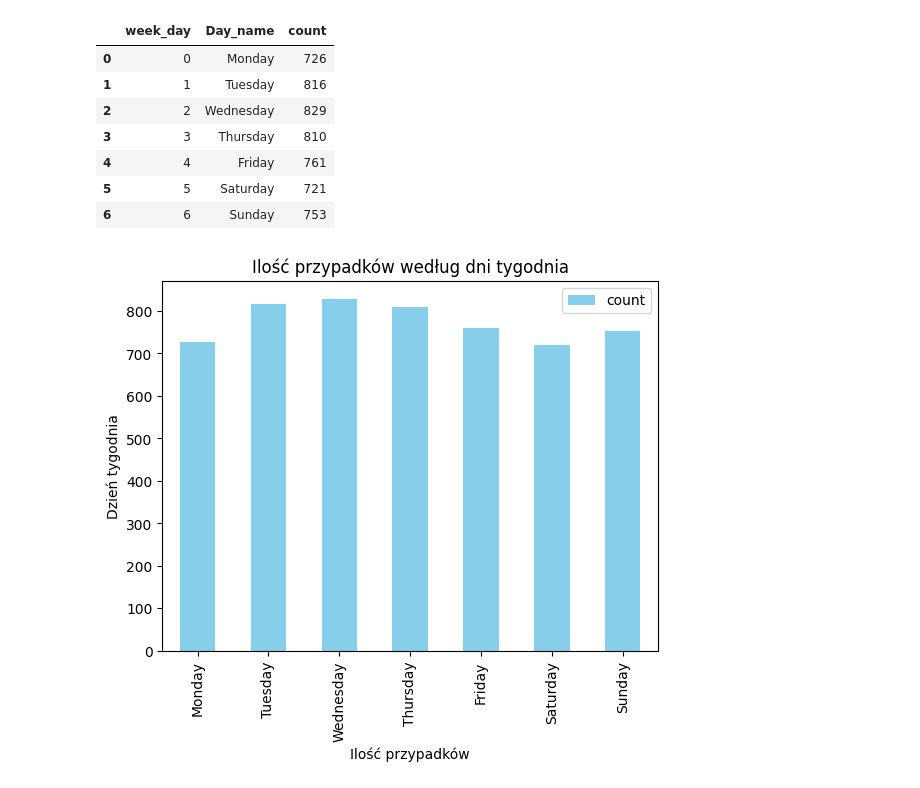
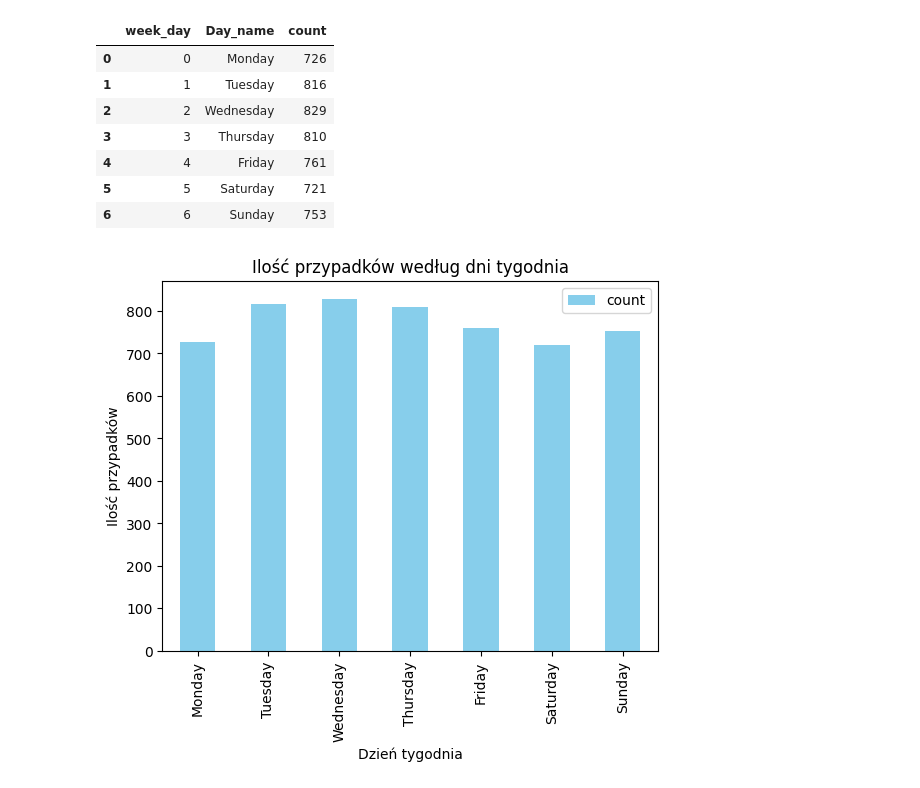
Before and after one commit to Piozel/Zadanie8.3_Przestepczosc, a Jupyter notebook: 8.3Zadanie_Przestepczosc.ipynb, the cells around one changed output. Cells and saved outputs as stored; diff of their text form; code cells hidden in the pictures.

```diff
--- a/8.3Zadanie_Przestepczosc.ipynb
+++ b/8.3Zadanie_Przestepczosc.ipynb
@@ -80,16 +82,16 @@ a
 # %%
 import matplotlib.pyplot as plt
 
 a.plot(kind='bar', x='Day_name', y='count', color='skyblue')
 
 
 plt.title('Ilość przypadków według dni tygodnia')
-plt.xlabel('Ilość przypadków')
-plt.ylabel('Dzień tygodnia')
+plt.xlabel('Dzień tygodnia')
+plt.ylabel('Ilość przypadków')
 
 plt.show()
 # %% [output]
-[figure, old version]
+[figure, new version]
 # %%
 #Wczytaj do projektu dane dotyczące populacji w poszczególnych stanach USA oraz dane dotyczące skrótów poszczególnych stanów.
 state_by_population = pd.read_html('https://simple.wikipedia.org/wiki/List_of_U.S._states_by_population', header=0)
```
Also changed, not shown: parts of 2 cells of this notebook.
